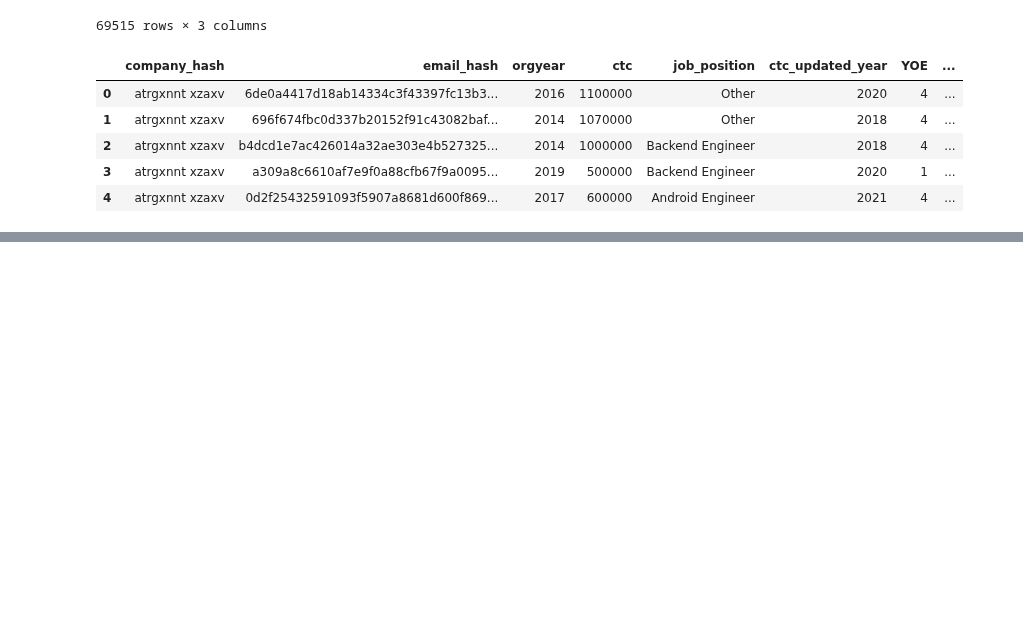
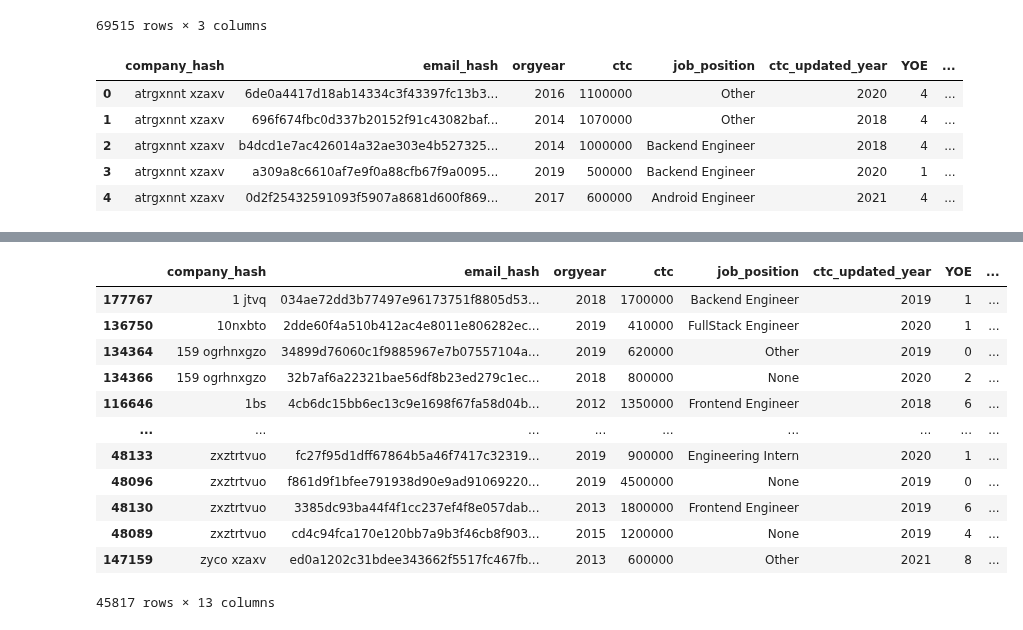
Before and after one commit to anidec25/Linear-Regression, a Jupyter notebook: clustering/scalar.ipynb, the cells around one changed output, grey strips where cells are left out. Saved outputs shown, nothing was run; the diff lists cells and outputs as text; code cells hidden in the pictures; blank space fills up the shorter version.

```diff
--- a/clustering/scalar.ipynb
+++ b/clustering/scalar.ipynb
@@ -684,0 +837,19 @@ df[(df['company_hash'] == 'xmb') & (df['YOE'] == 10)]
+# %%
+# Top 2 positions in every company (based on their CTC)
+
+df_agg = df[df['label_by_company_job'] == 1].sort_values(by=['ctc'],ascending=False)
+df_agg.sort_values(by=['company_hash'],ascending=True)
+# %% [output]
+|  | company_hash | email_hash | orgyear | ctc | job_position | ctc_updated_year | YOE | ... |
+| 177767 | 1 jtvq | 034ae72dd3b77497e96173751f8805d53... | 2018 | 1700000 | Backend Engineer | 2019 | 1 | ... |
+| 136750 | 10nxbto | 2dde60f4a510b412ac4e8011e806282ec... | 2019 | 410000 | FullStack Engineer | 2020 | 1 | ... |
+| 134364 | 159 ogrhnxgzo | 34899d76060c1f9885967e7b07557104a... | 2019 | 620000 | Other | 2019 | 0 | ... |
+| 134366 | 159 ogrhnxgzo | 32b7af6a22321bae56df8b23ed279c1ec... | 2018 | 800000 | None | 2020 | 2 | ... |
+| 116646 | 1bs | 4cb6dc15bb6ec13c9e1698f67fa58d04b... | 2012 | 1350000 | Frontend Engineer | 2018 | 6 | ... |
+| ... | ... | ... | ... | ... | ... | ... | ... | ... |
+| 48133 | zxztrtvuo | fc27f95d1dff67864b5a46f7417c32319... | 2019 | 900000 | Engineering Intern | 2020 | 1 | ... |
+| 48096 | zxztrtvuo | f861d9f1bfee791938d90e9ad91069220... | 2019 | 4500000 | None | 2019 | 0 | ... |
+| 48130 | zxztrtvuo | 3385dc93ba44f4f1cc237ef4f8e057dab... | 2013 | 1800000 | Frontend Engineer | 2019 | 6 | ... |
+| 48089 | zxztrtvuo | cd4c94fca170e120bb7a9b3f46cb8f903... | 2015 | 1200000 | None | 2019 | 4 | ... |
+| 147159 | zyco xzaxv | ed0a1202c31bdee343662f5517fc467fb... | 2013 | 600000 | Other | 2021 | 8 | ... |
+45817 rows × 13 columns
```
Also changed, not shown: parts of 14 cells of this notebook.
